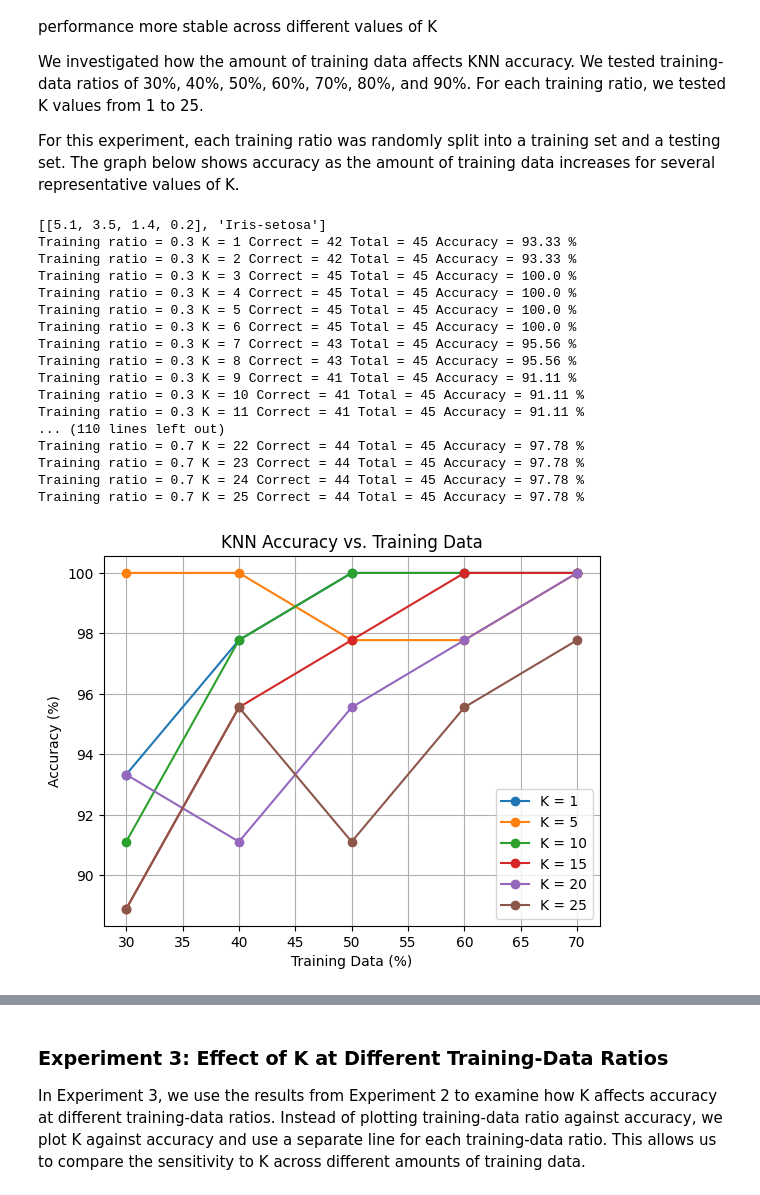
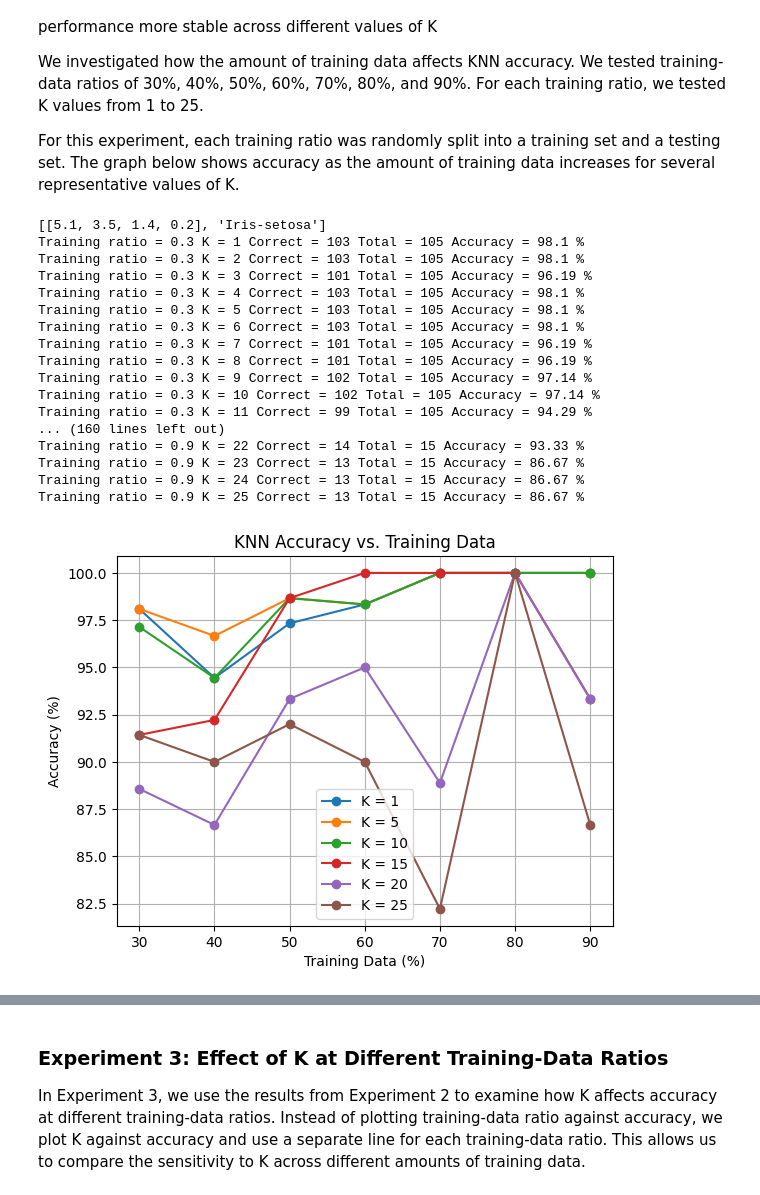
Before and after one commit to kaiden-mccready/ml-240-project1, a Jupyter notebook: iris_example_project/iris_knn.ipynb, the cells around one changed output, grey strips where cells are left out. Cells and saved outputs as stored; diff of their text form; code cells hidden in the pictures.

```diff
--- a/iris_example_project/iris_knn.ipynb
+++ b/iris_example_project/iris_knn.ipynb
@@ -173,7 +173,7 @@ evaluations = pd.DataFrame(columns=["k", "accuracy"])
 for k in range(1, 76):
 
     # run the model on each point in the test set (eval_points)
-    iris_evaluating_set["Predicted"] = [KNN(iris_training_set, point, k,Unweighted=False) for point in eval_points]
+    iris_evaluating_set["Predicted"] = [KNN(iris_training_set, point, k) for point in eval_points]
     # check to see if each prediction was correct
     iris_evaluating_set["Correct?"] = iris_evaluating_set["Species"] == iris_evaluating_set["Predicted"]
     # get the % of accurate predictions
@@ -205,11 +205,24 @@ for i in range(len(features)):
 print(data[0])
 
 
+def split_data(data, train_ratio):
+    indices = np.random.permutation(len(data))
+
+    train_size = int(len(data) * train_ratio)
+
+    train_indices = indices[:train_size]
+    test_indices = indices[train_size:]
+
+    train_data = [data[i] for i in train_indices]
+    test_data = [data[i] for i in test_indices]
+
+    return train_data, test_data
+
 def test_accuracy(train_data, test_data, k):
     correct = 0
 
     for point in test_data:
-        prediction = KNN(train_data, point[0], k,Unweighted=False)
+        prediction = KNN(train_data, point[0], k)
 
         if prediction == point[1]:
             correct += 1
@@ -219,24 +232,14 @@ def test_accuracy(train_data, test_data, k):
     return correct, accuracy
 
 
-np.random.seed(42)
-train_ratios = [0.3, 0.4 ,0.5, 0.6, 0.7]
-indices = np.random.permutation(len(data))
 
-test_size = int(len(data) * 0.3)   # 45 observations
-test_indices = indices[:test_size]
-training_indices = indices[test_size:]   # 105 observations
-
-test_data = [data[i] for i in test_indices]
+train_ratios = [0.3, 0.4 ,0.5, 0.6, 0.7, 0.8, 0.9]
 
 results = {}
 
 for ratio in train_ratios:
 
-    train_size = int(len(data) * ratio)
-    train_indices = training_indices[:train_size]
-
-    train_data = [data[i] for i in train_indices]
+    train_data, test_data = split_data(data, ratio)
 
     results[ratio] = {}
 
@@ -251,49 +254,50 @@ for ratio in train_ratios:
             "K =", k,
             "Correct =", correct,
             "Total =", len(test_data),
             "Accuracy =", round(accuracy * 100, 2), "%"
         )
 ##training data ratio => x-axis, accuracy => y-axis, line=>varying K value
 k_values = [1, 5, 10, 15, 20, 25]
 
 for k in k_values:
 
     accuracies = []
+
     for ratio in train_ratios:
         accuracies.append(results[ratio][k] * 100)
 
     plt.plot(
         [ratio * 100 for ratio in train_ratios],
         accuracies,
         marker='o',
         label="K = " + str(k)
     )
 
 plt.xlabel("Training Data (%)")
 plt.ylabel("Accuracy (%)")
 plt.title("KNN Accuracy vs. Training Data")
 plt.legend()
 plt.grid()
 
 plt.show()
 # %% [output]
 [[5.1, 3.5, 1.4, 0.2], 'Iris-setosa']
-Training ratio = 0.3 K = 1 Correct = 42 Total = 45 Accuracy = 93.33 %
-Training ratio = 0.3 K = 2 Correct = 42 Total = 45 Accuracy = 93.33 %
-Training ratio = 0.3 K = 3 Correct = 45 Total = 45 Accuracy = 100.0 %
-Training ratio = 0.3 K = 4 Correct = 45 Total = 45 Accuracy = 100.0 %
-Training ratio = 0.3 K = 5 Correct = 45 Total = 45 Accuracy = 100.0 %
-Training ratio = 0.3 K = 6 Correct = 45 Total = 45 Accuracy = 100.0 %
-Training ratio = 0.3 K = 7 Correct = 43 Total = 45 Accuracy = 95.56 %
-Training ratio = 0.3 K = 8 Correct = 43 Total = 45 Accuracy = 95.56 %
-Training ratio = 0.3 K = 9 Correct = 41 Total = 45 Accuracy = 91.11 %
-Training ratio = 0.3 K = 10 Correct = 41 Total = 45 Accuracy = 91.11 %
-Training ratio = 0.3 K = 11 Correct = 41 Total = 45 Accuracy = 91.11 %
-... (110 lines left out)
-Training ratio = 0.7 K = 22 Correct = 44 Total = 45 Accuracy = 97.78 %
-Training ratio = 0.7 K = 23 Correct = 44 Total = 45 Accuracy = 97.78 %
-Training ratio = 0.7 K = 24 Correct = 44 Total = 45 Accuracy = 97.78 %
-Training ratio = 0.7 K = 25 Correct = 44 Total = 45 Accuracy = 97.78 %
+Training ratio = 0.3 K = 1 Correct = 103 Total = 105 Accuracy = 98.1 %
+Training ratio = 0.3 K = 2 Correct = 103 Total = 105 Accuracy = 98.1 %
+Training ratio = 0.3 K = 3 Correct = 101 Total = 105 Accuracy = 96.19 %
+Training ratio = 0.3 K = 4 Correct = 103 Total = 105 Accuracy = 98.1 %
+Training ratio = 0.3 K = 5 Correct = 103 Total = 105 Accuracy = 98.1 %
+Training ratio = 0.3 K = 6 Correct = 103 Total = 105 Accuracy = 98.1 %
+Training ratio = 0.3 K = 7 Correct = 101 Total = 105 Accuracy = 96.19 %
+Training ratio = 0.3 K = 8 Correct = 101 Total = 105 Accuracy = 96.19 %
+Training ratio = 0.3 K = 9 Correct = 102 Total = 105 Accuracy = 97.14 %
+Training ratio = 0.3 K = 10 Correct = 102 Total = 105 Accuracy = 97.14 %
+Training ratio = 0.3 K = 11 Correct = 99 Total = 105 Accuracy = 94.29 %
+... (160 lines left out)
+Training ratio = 0.9 K = 22 Correct = 14 Total = 15 Accuracy = 93.33 %
+Training ratio = 0.9 K = 23 Correct = 13 Total = 15 Accuracy = 86.67 %
+Training ratio = 0.9 K = 24 Correct = 13 Total = 15 Accuracy = 86.67 %
+Training ratio = 0.9 K = 25 Correct = 13 Total = 15 Accuracy = 86.67 %
-[figure, old version]
+[figure, new version]
 # %% [markdown]
 #### Result:
```
Also changed, not shown: parts of 3 cells of this notebook, 2 other files.
